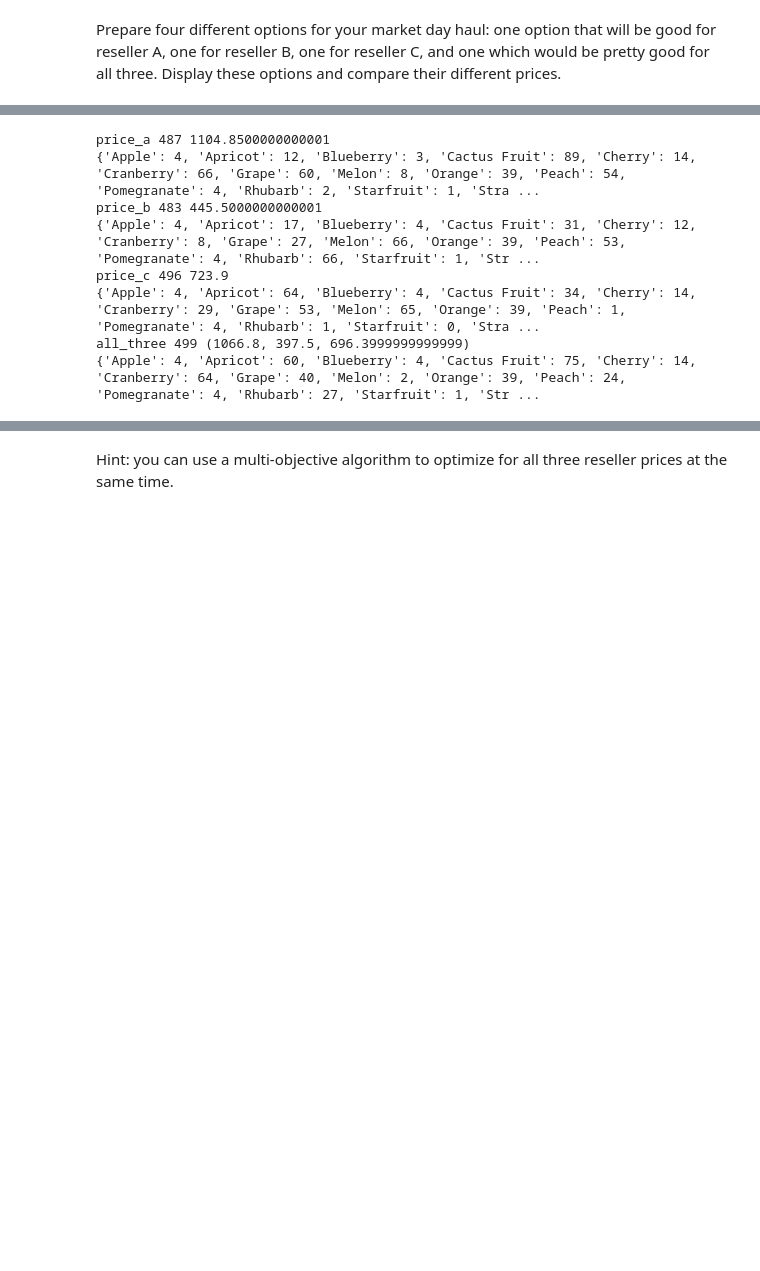
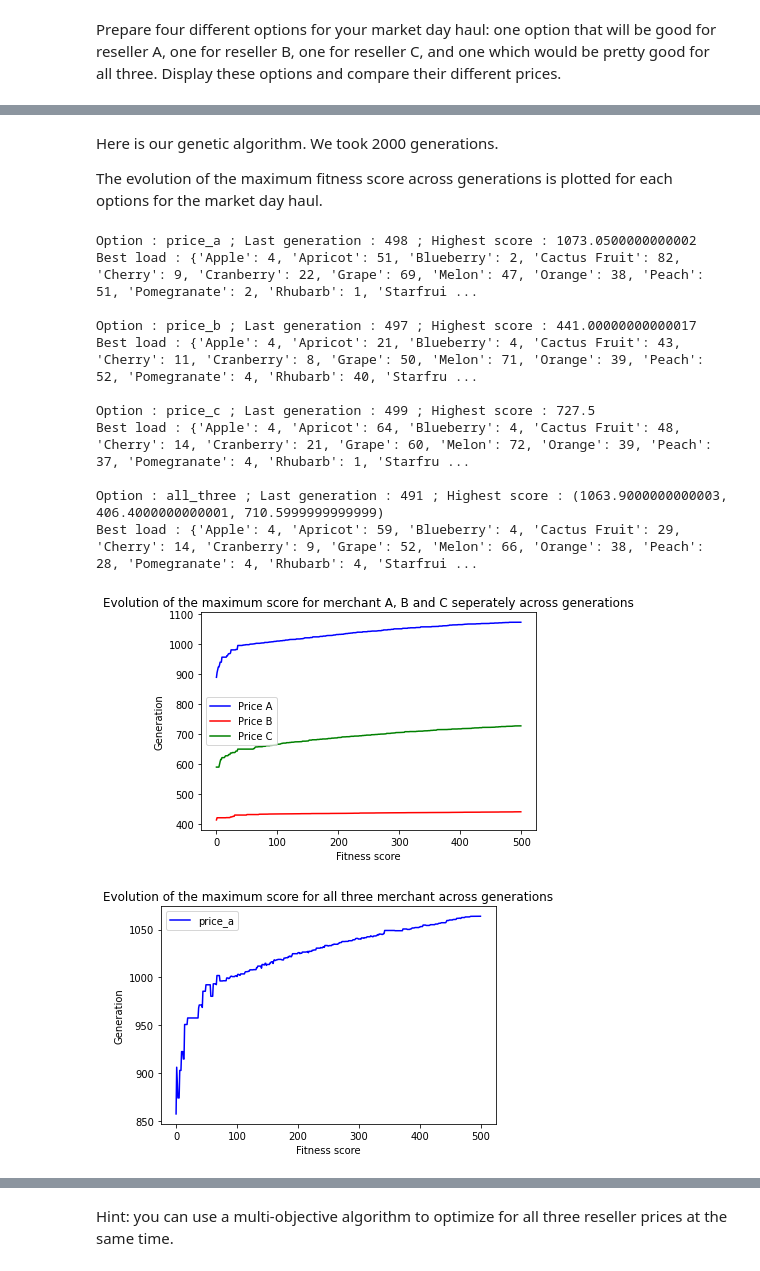
Before and after one commit to valthoraval/stochastic, a Jupyter notebook: Project_Market_Day_checkpoint.ipynb, the cells around one changed output, grey strips where cells are left out. Saved outputs shown, nothing was run; the diff lists cells and outputs as text; code cells hidden in the pictures; blank space fills up the shorter version.

```diff
--- a/Project_Market_Day_checkpoint.ipynb
+++ b/Project_Market_Day_checkpoint.ipynb
@@ -404,38 +312,90 @@ fitness = evaluate_population(population_trail_load)
+# %% [markdown]
+Here is our genetic algorithm. We took 2000 generations.
+
+The evolution of the maximum fitness score across generations is plotted for each options for the market day haul.
 # %%
-maxfit = []
+from matplotlib import colors
 list_price = [price_a, price_b, price_c, 'all_three']
 #list_price = ['all_three']
 list_etiquette = ['price_a', 'price_b', 'price_c', 'all_three']
 #list_etiquette = ['all_three']
+list_col = ['b', 'r', 'g', 'k']
+result_list = []
+best_pop_list = []
 
 for p in list_price:
     result = (0,0)
     n_gen = 500
     maxfit = np.zeros(n_gen)
     pop = population_trail_load
     best_pop = {}
+    pop_list = []
     for i in range(n_gen):
-        pop, fitn = ga_step_2(pop, evaluate_population_2, p)
+        pop, fitn = ga_step(pop, evaluate_population_2, p)
         maxfit[i] = np.max(fitn)
+        if p == 'all_three':
+            ind = int(np.where(fitn == np.max(fitn))[0][0])
+            pop_list.append(pop[ind])
         if (i > 2) and (maxfit[i] > maxfit[i-1]):
             result = (i, maxfit[i])
             ind = int(np.where(fitn == np.max(fitn))[0][0])
             best_pop = pop[ind]
+    result_list.append(maxfit)
     if p != 'all_three':
-        print(list_etiquette[list_price.index(p)], result[0], result[1])
-        print(best_pop)
+        print('Option : '+str(list_etiquette[list_price.index(p)])+
+              ' ; Last generation : '+str(result[0])+' ; Highest score : ' +str(result[1]))
+        print('Best load :', best_pop, '\n')
+
     else:
+        best_pop_list.append(pop_list)
         a = evaluate(best_pop, stock, weight, price_a)
         b = evaluate(best_pop, stock, weight, price_b)
         c = evaluate(best_pop, stock, weight, price_c)
-        print(list_etiquette[list_price.index(p)], result[0], (a, b, c))
-        print(best_pop)
+        print('Option : '+str(list_etiquette[list_price.index(p)])+
+              ' ; Last generation : '+str(result[0])+' ; Highest score : ' +str((a, b, c)))
+        print('Best load :', best_pop, '\n')
+
+# Plot result of optimization on each price separetely
+
+
+x = np.arange(n_gen)
+fig = plt.figure()
+plt.plot(x, result_list[0], list_col[0], label='Price A')
+plt.plot(x, result_list[1], list_col[1], label='Price B')
+plt.plot(x, result_list[2], list_col[2], label='Price C')
+plt.xlabel("Fitness score")
+plt.ylabel("Generation")
+plt.legend()
+plt.title("Evolution of the maximum score for merchant A, B and C seperately across generations")
+plt.show()
+
+
+
+# Plot result of optimization on all price together
+fig = plt.figure()
+for ind, list_pop in enumerate(best_pop_list):
+    result_fit = np.zeros(n_gen)
+    for ind2, pop in enumerate(list_pop):
+       for p in :
+        result_fit[ind2] = evaluate(pop, stock, weight, list_price[ind])
+    plt.plot(x, result_fit, list_col[ind], label=list_etiquette[ind])
+
+plt.xlabel("Fitness score")
+plt.ylabel("Generation")
+plt.legend()
+plt.title("Evolution of the maximum score for all three merchant across generations")
+plt.show()
 # %% [output]
-price_a 487 1104.8500000000001
-{'Apple': 4, 'Apricot': 12, 'Blueberry': 3, 'Cactus Fruit': 89, 'Cherry': 14, 'Cranberry': 66, 'Grape': 60, 'Melon': 8, 'Orange': 39, 'Peach': 54, 'Pomegranate': 4, 'Rhubarb': 2, 'Starfruit': 1, 'Stra ...
-price_b 483 445.5000000000001
-{'Apple': 4, 'Apricot': 17, 'Blueberry': 4, 'Cactus Fruit': 31, 'Cherry': 12, 'Cranberry': 8, 'Grape': 27, 'Melon': 66, 'Orange': 39, 'Peach': 53, 'Pomegranate': 4, 'Rhubarb': 66, 'Starfruit': 1, 'Str ...
-price_c 496 723.9
-{'Apple': 4, 'Apricot': 64, 'Blueberry': 4, 'Cactus Fruit': 34, 'Cherry': 14, 'Cranberry': 29, 'Grape': 53, 'Melon': 65, 'Orange': 39, 'Peach': 1, 'Pomegranate': 4, 'Rhubarb': 1, 'Starfruit': 0, 'Stra ...
-all_three 499 (1066.8, 397.5, 696.3999999999999)
-{'Apple': 4, 'Apricot': 60, 'Blueberry': 4, 'Cactus Fruit': 75, 'Cherry': 14, 'Cranberry': 64, 'Grape': 40, 'Melon': 2, 'Orange': 39, 'Peach': 24, 'Pomegranate': 4, 'Rhubarb': 27, 'Starfruit': 1, 'Str ...
+Option : price_a ; Last generation : 498 ; Highest score : 1073.0500000000002
+Best load : {'Apple': 4, 'Apricot': 51, 'Blueberry': 2, 'Cactus Fruit': 82, 'Cherry': 9, 'Cranberry': 22, 'Grape': 69, 'Melon': 47, 'Orange': 38, 'Peach': 51, 'Pomegranate': 2, 'Rhubarb': 1, 'Starfrui ...
+
+Option : price_b ; Last generation : 497 ; Highest score : 441.00000000000017
+Best load : {'Apple': 4, 'Apricot': 21, 'Blueberry': 4, 'Cactus Fruit': 43, 'Cherry': 11, 'Cranberry': 8, 'Grape': 50, 'Melon': 71, 'Orange': 39, 'Peach': 52, 'Pomegranate': 4, 'Rhubarb': 40, 'Starfru ...
+
+Option : price_c ; Last generation : 499 ; Highest score : 727.5
+Best load : {'Apple': 4, 'Apricot': 64, 'Blueberry': 4, 'Cactus Fruit': 48, 'Cherry': 14, 'Cranberry': 21, 'Grape': 60, 'Melon': 72, 'Orange': 39, 'Peach': 37, 'Pomegranate': 4, 'Rhubarb': 1, 'Starfru ...
+
+Option : all_three ; Last generation : 491 ; Highest score : (1063.9000000000003, 406.4000000000001, 710.5999999999999)
+Best load : {'Apple': 4, 'Apricot': 59, 'Blueberry': 4, 'Cactus Fruit': 29, 'Cherry': 14, 'Cranberry': 9, 'Grape': 52, 'Melon': 66, 'Orange': 38, 'Peach': 28, 'Pomegranate': 4, 'Rhubarb': 4, 'Starfrui ...
+[figure, added]
+[figure, added]
```
Also changed, not shown: parts of 46 cells of this notebook.
